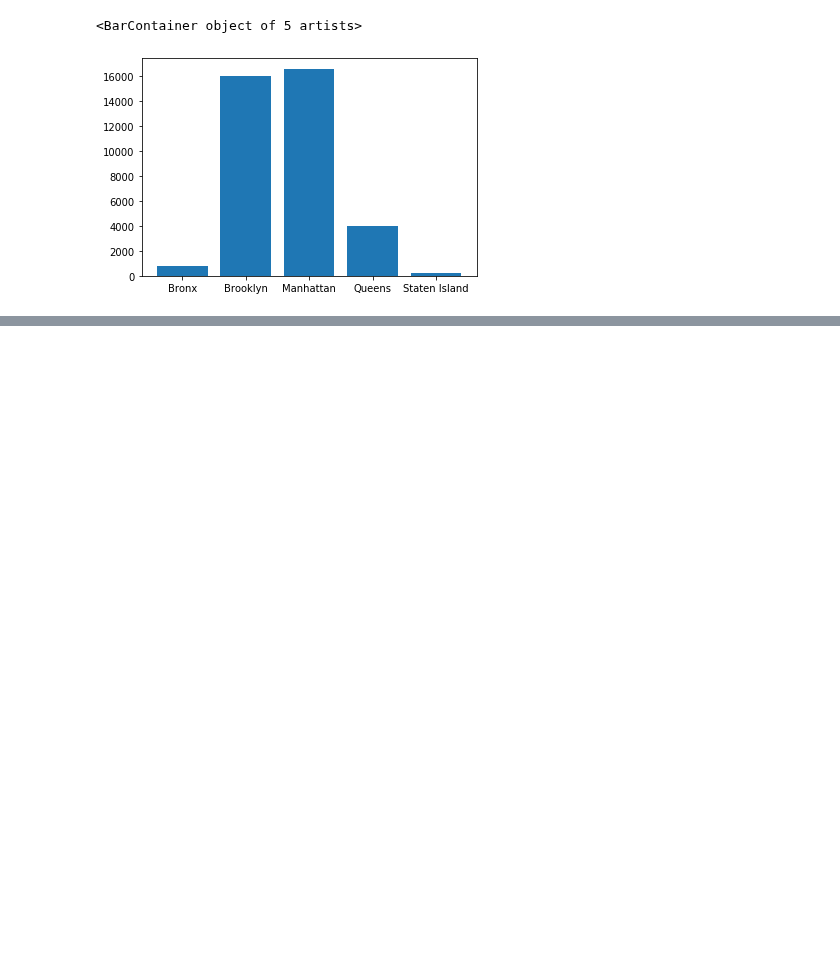
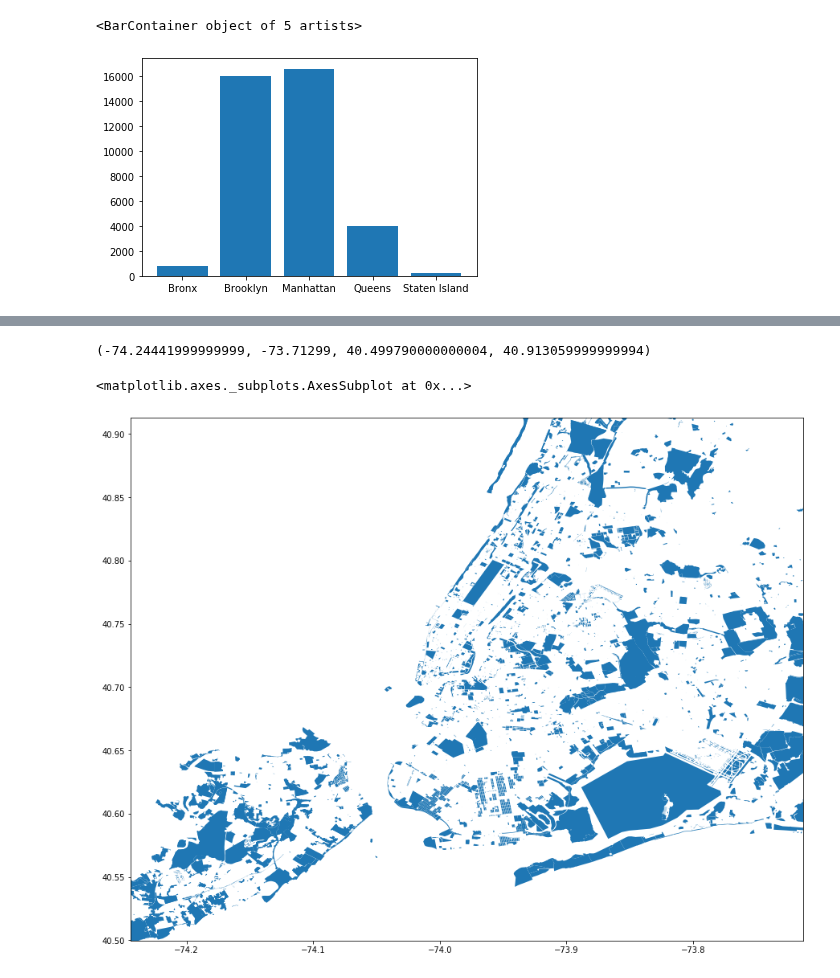
Before and after one commit to hayden4davey/Project1-Group2, a Jupyter notebook: arnold_data_analysis_1.ipynb, the cells around one changed output, grey strips where cells are left out. Saved outputs shown, nothing was run; the diff lists cells and outputs as text; code cells hidden in the pictures; blank space fills up the shorter version.

```diff
--- a/arnold_data_analysis_1.ipynb
+++ b/arnold_data_analysis_1.ipynb
@@ -75,0 +165,4 @@ plt.bar(df_grpby_nhgrp_v_uhost_l2.index,df_grpby_nhgrp_v_uhost_l2['Unique Host']
+# %%
+BBox
+# %% [output]
+(-74.24441999999999, -73.71299, 40.499790000000004, 40.913059999999994)
@@ -75,0 +175,10 @@ plt.bar(df_grpby_nhgrp_v_uhost_l2.index,df_grpby_nhgrp_v_uhost_l2['Unique Host']
+# %%
+nyc_map = gpd.read_file('Resources/maps/gis_osm_landuse_a_free_1.shp')
+# %%
+fig, ax = plt.subplots(figsize = (15,15))
+ax.set_ylim(40.499790000000004, 40.913059999999994)
+ax.set_xlim(-74.24441999999999, -73.71299)
+nyc_map.plot(ax = ax)
+# %% [output]
+<matplotlib.axes._subplots.AxesSubplot at 0x...>
+[figure, added]
```
Also changed, not shown: parts of 9 cells of this notebook, 17 other files.
